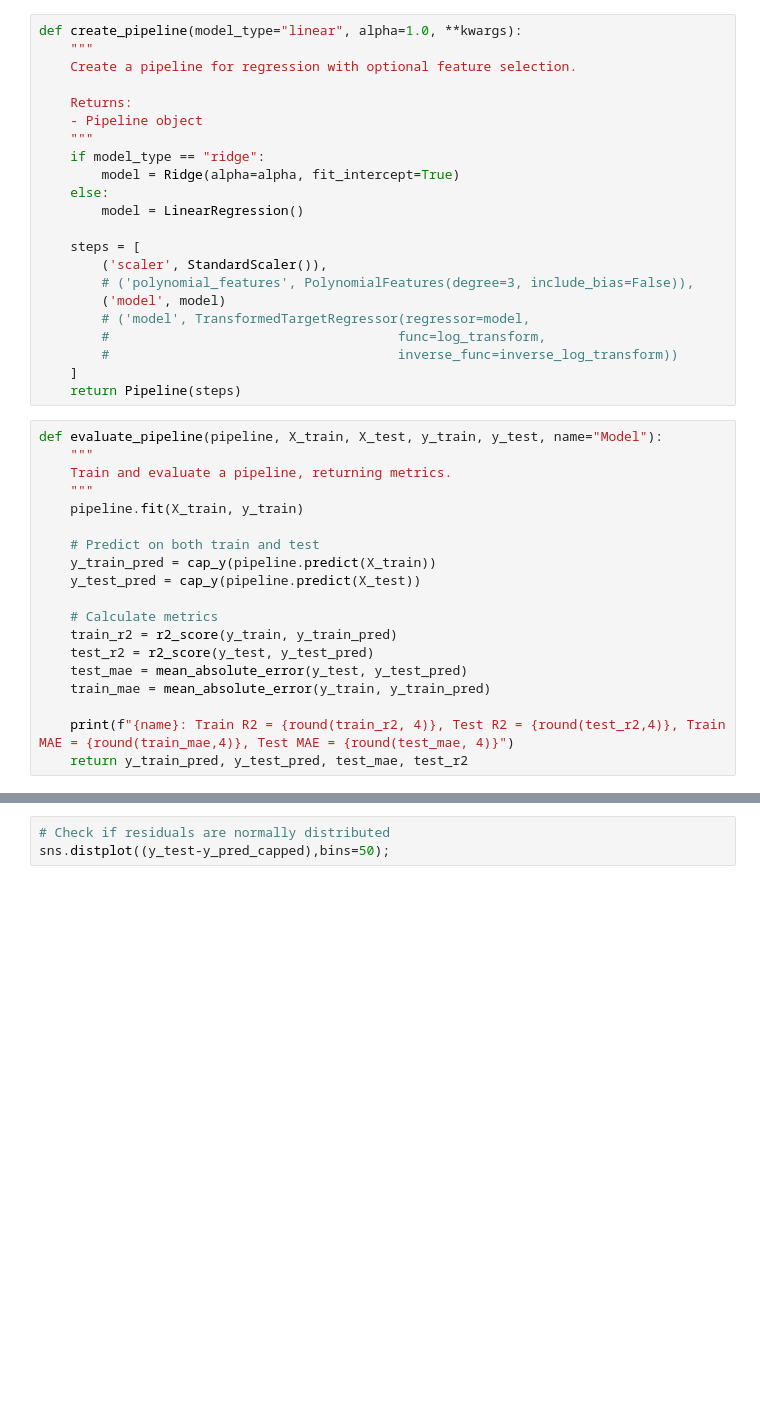
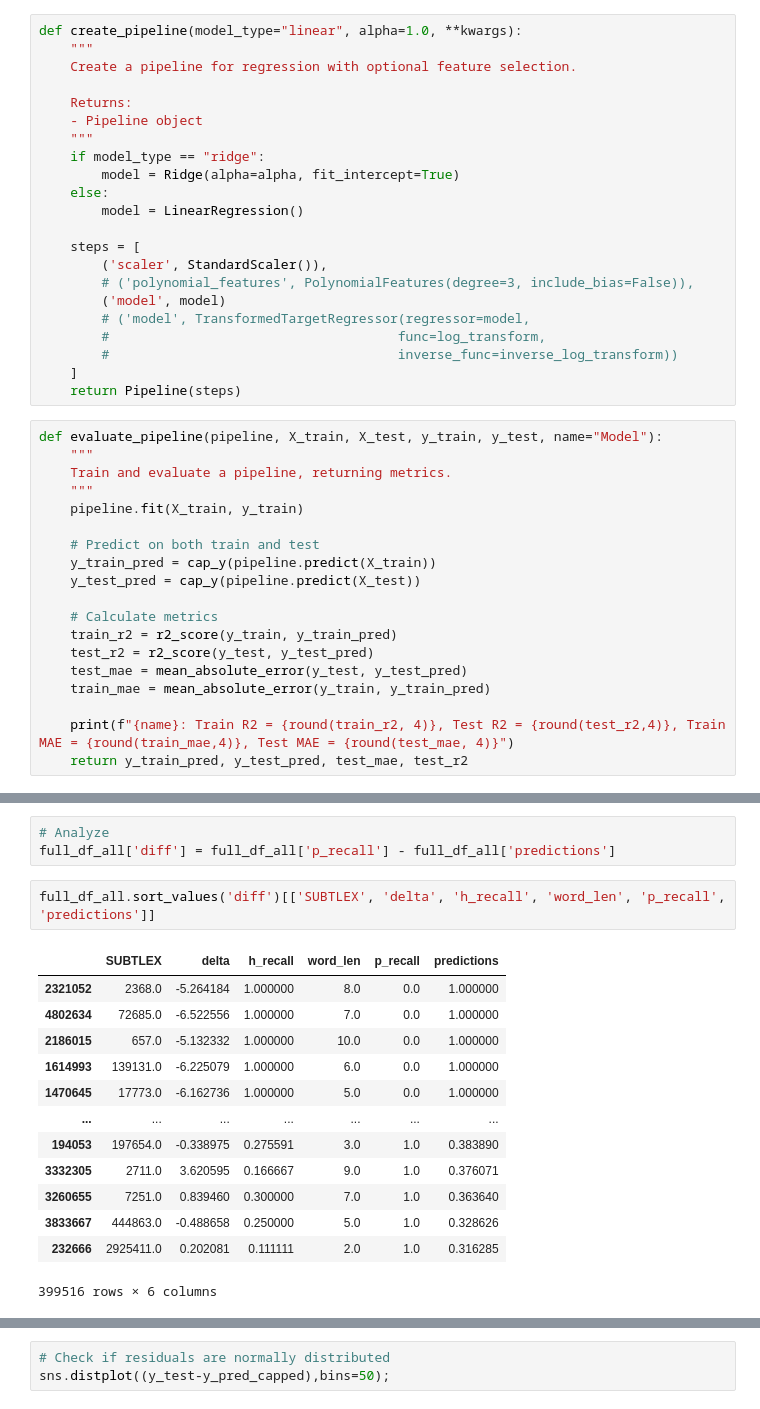
Before and after one commit to juliakubisa/spaced_repetition_algorithm, a Jupyter notebook: notebooks/baseline_models.ipynb, the cells around one changed output, grey strips where cells are left out. Saved outputs shown, nothing was run; the diff lists cells and outputs as text; blank space fills up the shorter version.

```diff
--- a/notebooks/baseline_models.ipynb
+++ b/notebooks/baseline_models.ipynb
@@ -235,2 +281,21 @@ results_without_user = regression_results(pipelines_config, X_train_u, X_test_u,
+# %%
+# Analyze
+full_df_all['diff'] = full_df_all['p_recall'] - full_df_all['predictions']
+# %%
+full_df_all.sort_values('diff')[['SUBTLEX', 'delta', 'h_recall', 'word_len', 'p_recall', 'predictions']]
+# %% [output]
+|  | SUBTLEX | delta | h_recall | word_len | p_recall | predictions |
+| 2321052 | 2368.0 | -5.264184 | 1.000000 | 8.0 | 0.0 | 1.000000 |
+| 4802634 | 72685.0 | -6.522556 | 1.000000 | 7.0 | 0.0 | 1.000000 |
+| 2186015 | 657.0 | -5.132332 | 1.000000 | 10.0 | 0.0 | 1.000000 |
+| 1614993 | 139131.0 | -6.225079 | 1.000000 | 6.0 | 0.0 | 1.000000 |
+| 1470645 | 17773.0 | -6.162736 | 1.000000 | 5.0 | 0.0 | 1.000000 |
+| ... | ... | ... | ... | ... | ... | ... |
+| 194053 | 197654.0 | -0.338975 | 0.275591 | 3.0 | 1.0 | 0.383890 |
+| 3332305 | 2711.0 | 3.620595 | 0.166667 | 9.0 | 1.0 | 0.376071 |
+| 3260655 | 7251.0 | 0.839460 | 0.300000 | 7.0 | 1.0 | 0.363640 |
+| 3833667 | 444863.0 | -0.488658 | 0.250000 | 5.0 | 1.0 | 0.328626 |
+| 232666 | 2925411.0 | 0.202081 | 0.111111 | 2.0 | 1.0 | 0.316285 |
+399516 rows × 6 columns
 # %%
 # Test MSE Plot
```
Also changed, not shown: parts of 16 cells of this notebook, 2 other files.
